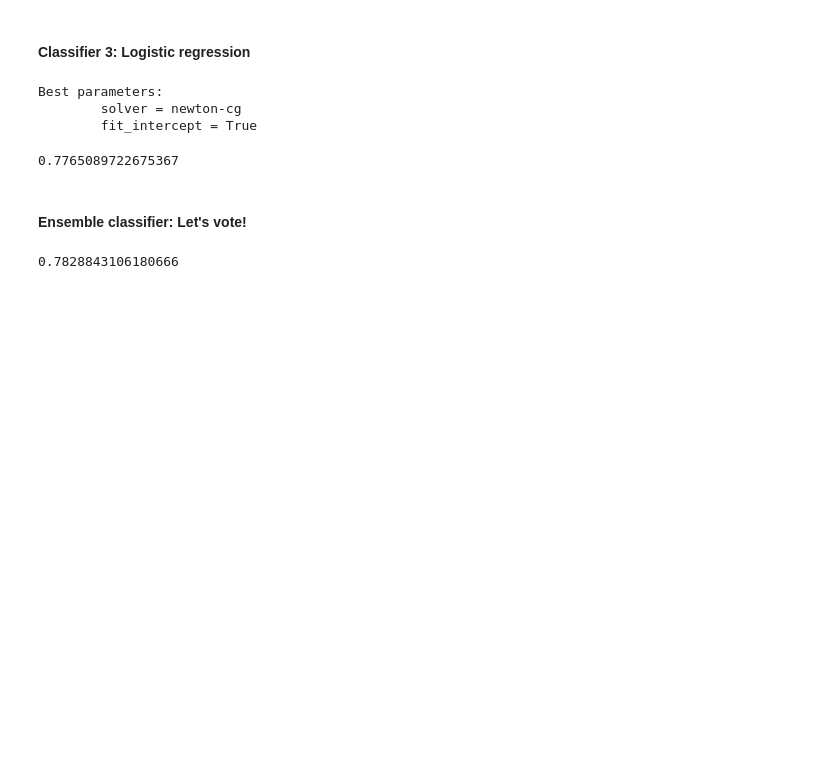
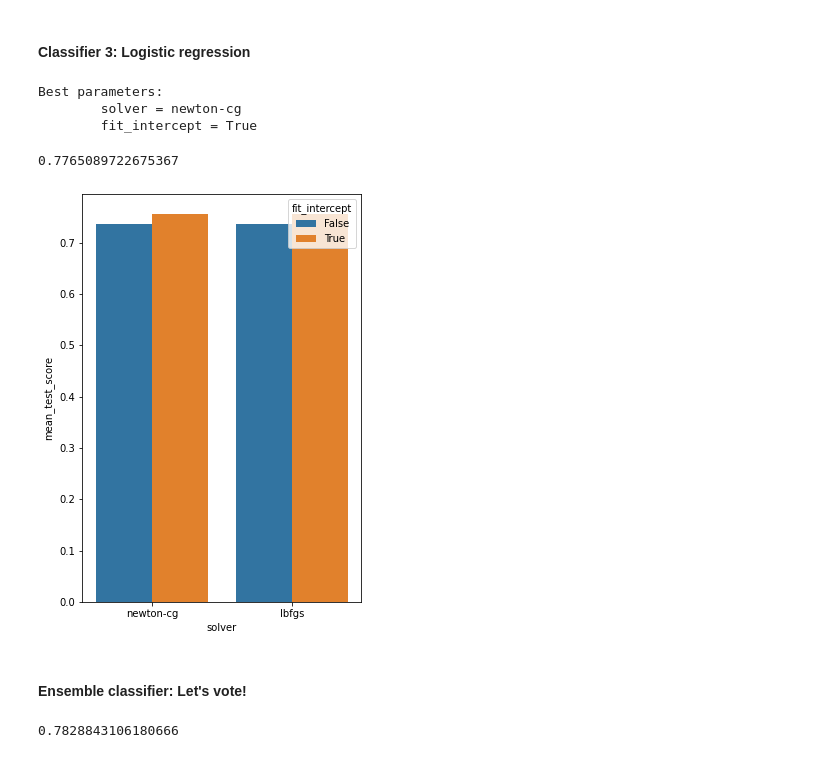
Before and after one commit to XaviJunior/SBB, a Jupyter notebook: project_2/Code/Team_SBB_project_2_Disaster_tweets.ipynb, the cells around one changed output. Cells and saved outputs as stored; diff of their text form; code cells hidden in the pictures; blank space fills up the shorter version.

```diff
--- a/project_2/Code/Team_SBB_project_2_Disaster_tweets.ipynb
+++ b/project_2/Code/Team_SBB_project_2_Disaster_tweets.ipynb
@@ -333,6 +364,7 @@ if hyperparameter_tuning:
 
     solver = gs_lr.best_params_["solver"]
     fi = gs_lr.best_params_["fit_intercept"]
+    scoreLR = gs_lr.cv_results_
 else:
     solver = "newton-cg"
     fi = True
@@ -349,6 +381,13 @@ Best parameters:
         solver = newton-cg
         fit_intercept = True
 0.7765089722675367
+# %%
+plotDf2 = pd.DataFrame(scoreLR['params'])
+plotDf2['mean_test_score'] = scoreLR['mean_test_score']
+fig, ax = plt.subplots(figsize=(5, 7.5))
+ax = sns.barplot(x="solver", y="mean_test_score", data=plotDf2, hue='fit_intercept', ax=ax)
+# %% [output]
+[figure, added]
 # %% [markdown]
 #### Ensemble classifier: Let's vote!
 # %%
```
Also changed, not shown: parts of 12 cells of this notebook.
